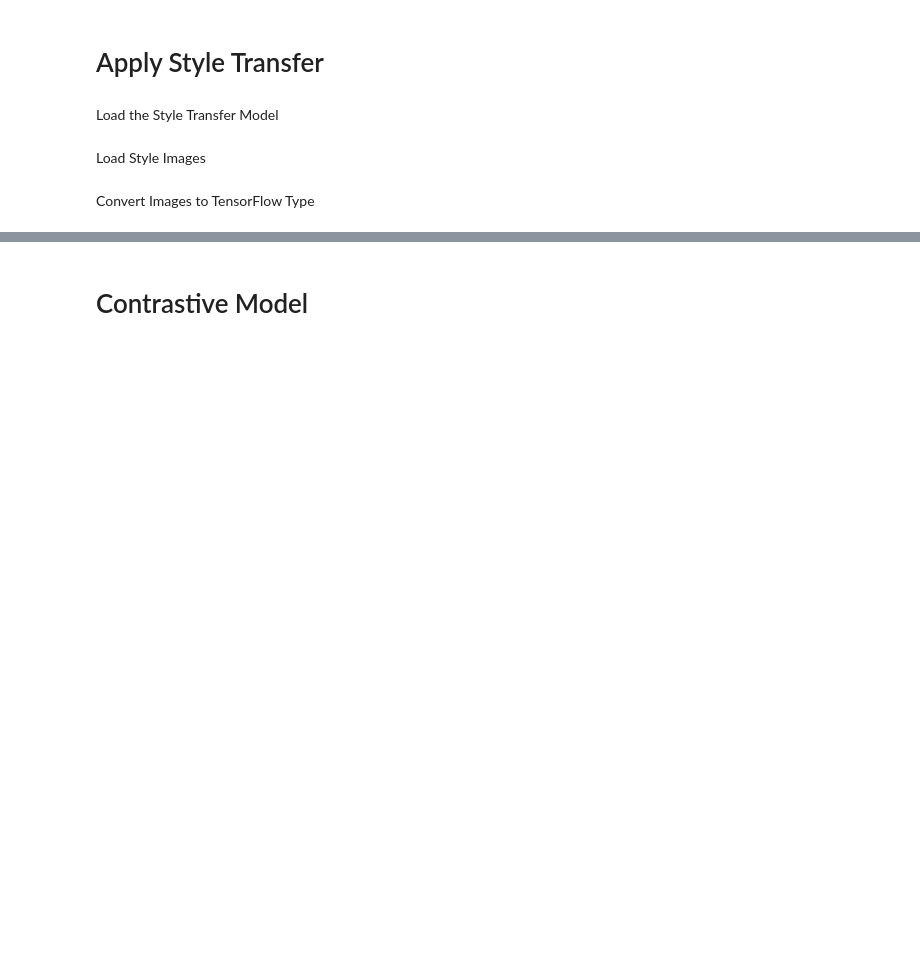
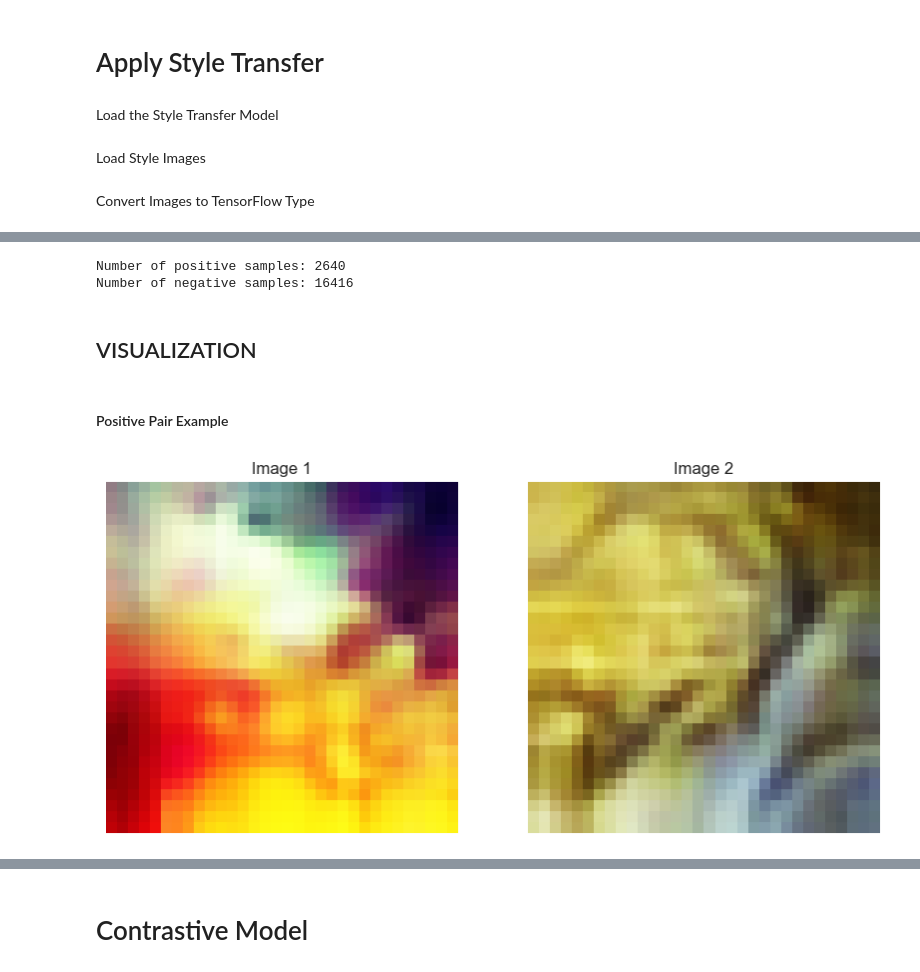
Before and after one commit to erenolg/blg454_project, a Jupyter notebook: code/Project-Code.ipynb, the cells around one changed output, grey strips where cells are left out. Drawn from its saved outputs; the diff is of its cells as text; code cells hidden in the pictures; blank space fills up the shorter version.

```diff
--- a/code/Project-Code.ipynb
+++ b/code/Project-Code.ipynb
@@ -5,6 +5,7 @@ import pandas as pd
 import numpy as np
 import matplotlib.pyplot as plt
 import random
+import seaborn as sns
 
 import tensorflow as tf
 import tensorflow_hub as hub
@@ -12,6 +13,8 @@ import tensorflow_hub as hub
 from tensorflow.keras.datasets import cifar10
 from tensorflow.keras import layers
 from tensorflow.keras.models import Model
+
+sns.set()
 # %% [markdown]
 # Data Preparation
 # %% [markdown]
@@ -53,7 +58,7 @@ def load_image(img_path):
     return img
 # %%
 style_images = []
-styles = ["cola1.png","Michael-Jackson.jpeg","mumya.jpg","Starry-Night.jpeg"]
+styles = ["cola1.png","Michael-Jackson.jpeg","mumya.jpg","Starry-Night.jpeg", "110.jpg", "farmers.jpeg", "Frida.jpeg", "monroe.png", "p4.jpg", "ss2.jpg", "tomato.png","yellow-flowers.jpeg"]
 for style in styles:
     style_images.append(load_image(f"../resized_styles//{style}"))
 # %% [markdown]
@@ -96,0 +112,24 @@ def generate_samples(content_images, style_images, style_transfer_model):
+# %%
+print(f"Number of positive samples: {positive_samples.shape[0]}")
+print(f"Number of negative samples: {negative_samples.shape[0]}")
+# %% [output]
+Number of positive samples: 2640
+Number of negative samples: 16416
+# %% [markdown]
+## VISUALIZATION
+# %%
+def plot_images_side_by_side(images):
+    fig, axs = plt.subplots(1, 2, figsize=(10, 5))
+    axs[0].imshow(images[0][0])
+    axs[0].axis('off')
+    axs[0].set_title('Image 1')
+    axs[1].imshow(images[1][0])
+    axs[1].axis('off')
+    axs[1].set_title('Image 2')
+    plt.show()
+# %% [markdown]
+#### Positive Pair Example
+# %%
+plot_images_side_by_side(positive_samples[500])
+# %% [output]
+[figure, added]
```
Also changed, not shown: parts of 25 cells of this notebook, 25 other files.
